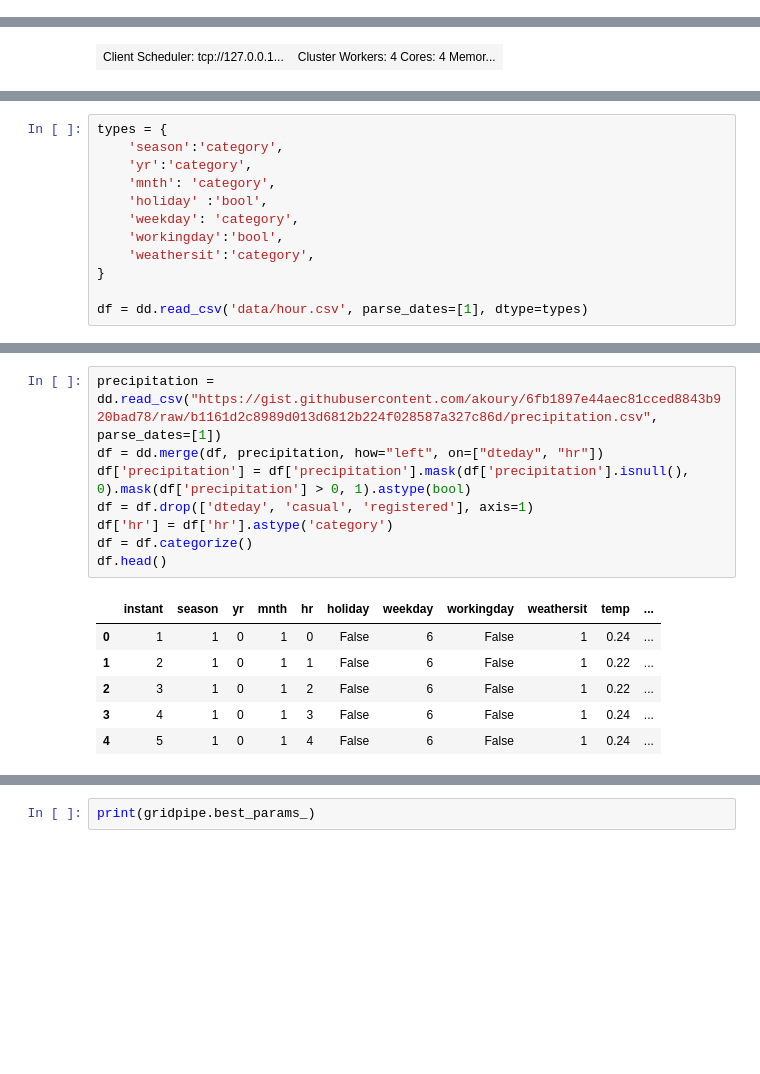
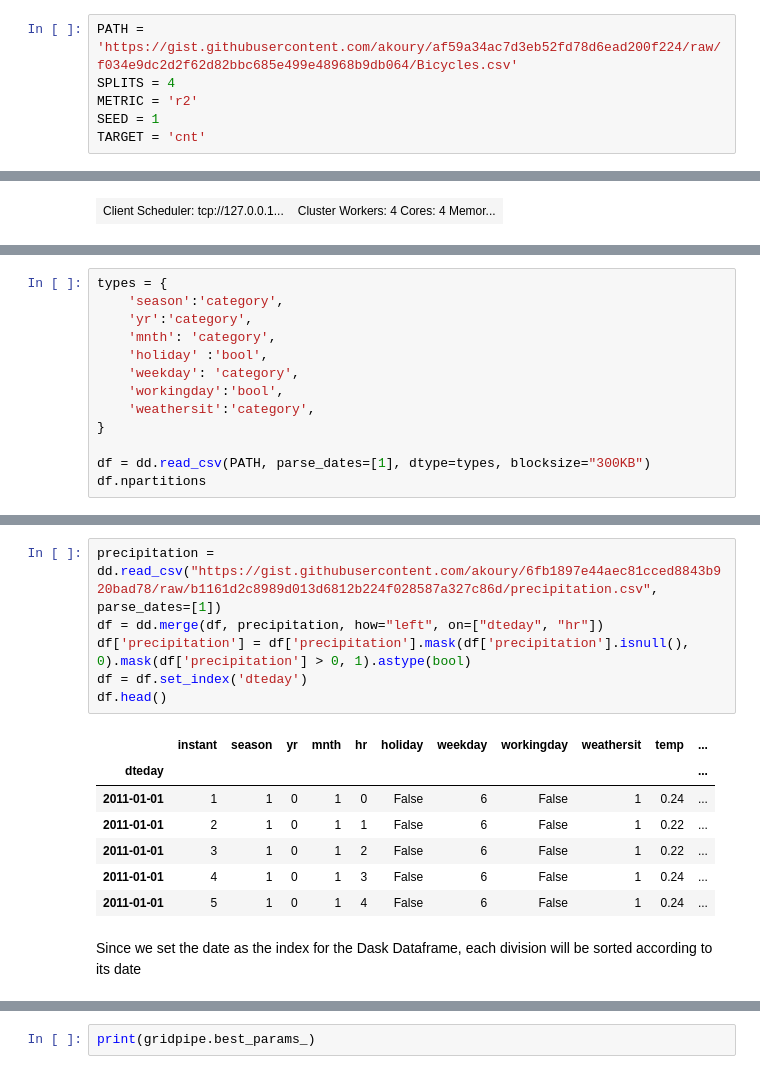
Before and after one commit to akoury/distributed_ml, a Jupyter notebook: Analysis.ipynb, the cells around one changed output, grey strips where cells are left out. Saved outputs shown, nothing was run; the diff lists cells and outputs as text; blank space fills up the shorter version.

```diff
--- a/Analysis.ipynb
+++ b/Analysis.ipynb
@@ -17,0 +60,6 @@ Warning: Your Kaggle API key is readable by other users on this system! To fix t
+# %%
+PATH = 'https://gist.githubusercontent.com/akoury/af59a34ac7d3eb52fd78d6ead200f224/raw/f034e9dc2d2f62d82bbc685e499e48968b9db064/Bicycles.csv'
+SPLITS = 4
+METRIC = 'r2'
+SEED = 1
+TARGET = 'cnt'
@@ -40,4 +112,5 @@ types = {
     'weathersit':'category',
 }
 
-df = dd.read_csv('data/hour.csv', parse_dates=[1], dtype=types)
+df = dd.read_csv(PATH, parse_dates=[1], dtype=types, blocksize="300KB")
+df.npartitions
@@ -44,15 +126,16 @@ df = dd.read_csv('data/hour.csv', parse_dates=[1], dtype=types)
 # %%
 precipitation = dd.read_csv("https://gist.githubusercontent.com/akoury/6fb1897e44aec81cced8843b920bad78/raw/b1161d2c8989d013d6812b224f028587a327c86d/precipitation.csv", parse_dates=[1])
 df = dd.merge(df, precipitation, how="left", on=["dteday", "hr"])
 df['precipitation'] = df['precipitation'].mask(df['precipitation'].isnull(), 0).mask(df['precipitation'] > 0, 1).astype(bool)
-df = df.drop(['dteday', 'casual', 'registered'], axis=1)
-df['hr'] = df['hr'].astype('category')
-df = df.categorize()
+df = df.set_index('dteday')
 df.head()
 # %% [output]
 |  | instant | season | yr | mnth | hr | holiday | weekday | workingday | weathersit | temp | ... |
-| 0 | 1 | 1 | 0 | 1 | 0 | False | 6 | False | 1 | 0.24 | ... |
-| 1 | 2 | 1 | 0 | 1 | 1 | False | 6 | False | 1 | 0.22 | ... |
-| 2 | 3 | 1 | 0 | 1 | 2 | False | 6 | False | 1 | 0.22 | ... |
-| 3 | 4 | 1 | 0 | 1 | 3 | False | 6 | False | 1 | 0.24 | ... |
-| 4 | 5 | 1 | 0 | 1 | 4 | False | 6 | False | 1 | 0.24 | ... |
+| dteday |  |  |  |  |  |  |  |  |  |  | ... |
+| 2011-01-01 | 1 | 1 | 0 | 1 | 0 | False | 6 | False | 1 | 0.24 | ... |
+| 2011-01-01 | 2 | 1 | 0 | 1 | 1 | False | 6 | False | 1 | 0.22 | ... |
+| 2011-01-01 | 3 | 1 | 0 | 1 | 2 | False | 6 | False | 1 | 0.22 | ... |
+| 2011-01-01 | 4 | 1 | 0 | 1 | 3 | False | 6 | False | 1 | 0.24 | ... |
+| 2011-01-01 | 5 | 1 | 0 | 1 | 4 | False | 6 | False | 1 | 0.24 | ... |
+# %% [markdown]
+Since we set the date as the index for the Dask Dataframe, each division will be sorted according to its date
```
Also changed, not shown: parts of 46 cells of this notebook.
